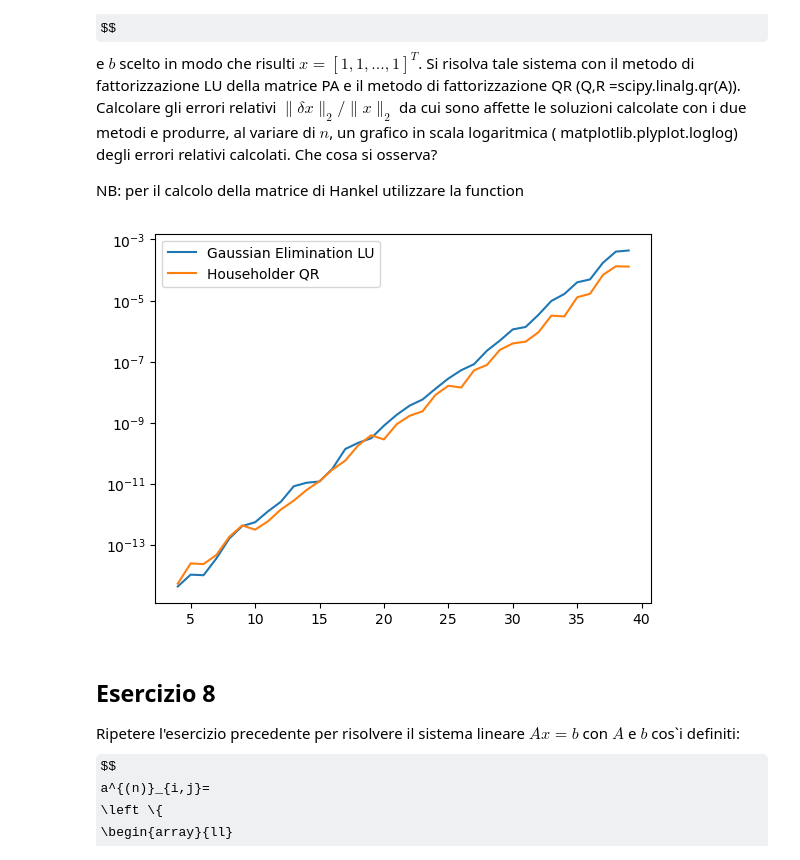
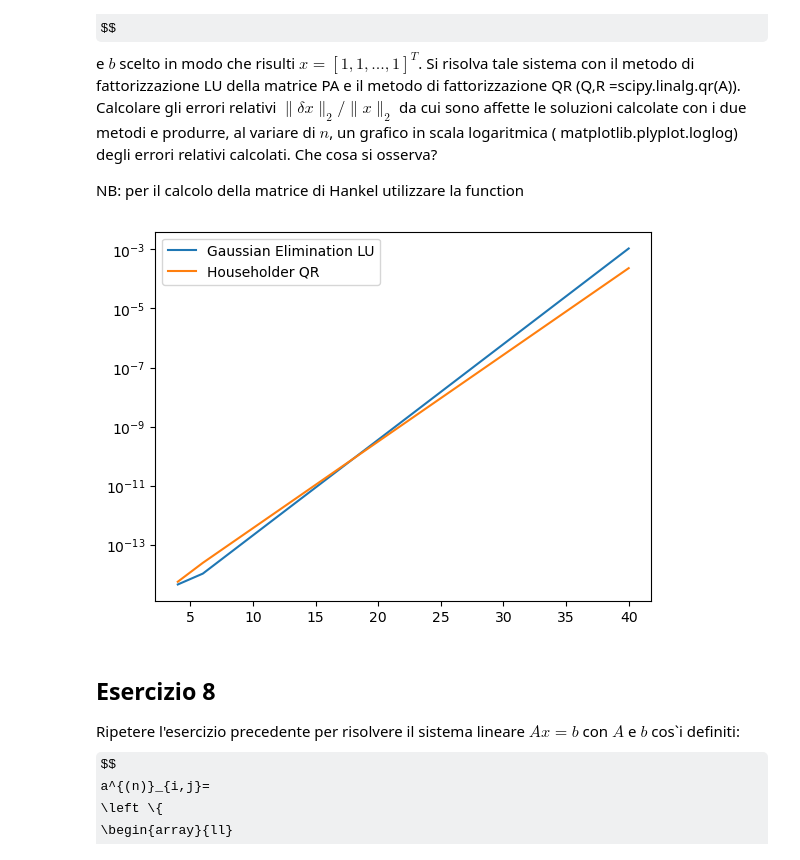
Before and after one commit to KeegTheBoi/metodi_numerici_es, a Jupyter notebook: Lecture 8/Esercitazione23_Aprile_2024.ipynb, the cells around one changed output. Cells and saved outputs as stored; diff of their text form; code cells hidden in the pictures; some formulas as TeX source.

```diff
--- a/Lecture 8/Esercitazione23_Aprile_2024.ipynb
+++ b/Lecture 8/Esercitazione23_Aprile_2024.ipynb
@@ -386,11 +383,11 @@ def show_relative_errors(n, A, methods):
     plt.legend(methods.keys())
     plt.show()
 # %%
-n = np.arange(4, 40)
+n = np.array([4, 6, 40])
 methods: dict = {'Gaussian Elimination LU':sys.LU_solve, 'Householder QR': sys.QR_solve}
 show_relative_errors(n, Hankel, methods)
 # %% [output]
-[figure, old version]
+[figure, new version]
 # %% [markdown]
 ## Esercizio 8
 
```
Also changed, not shown: parts of 6 cells of this notebook.
